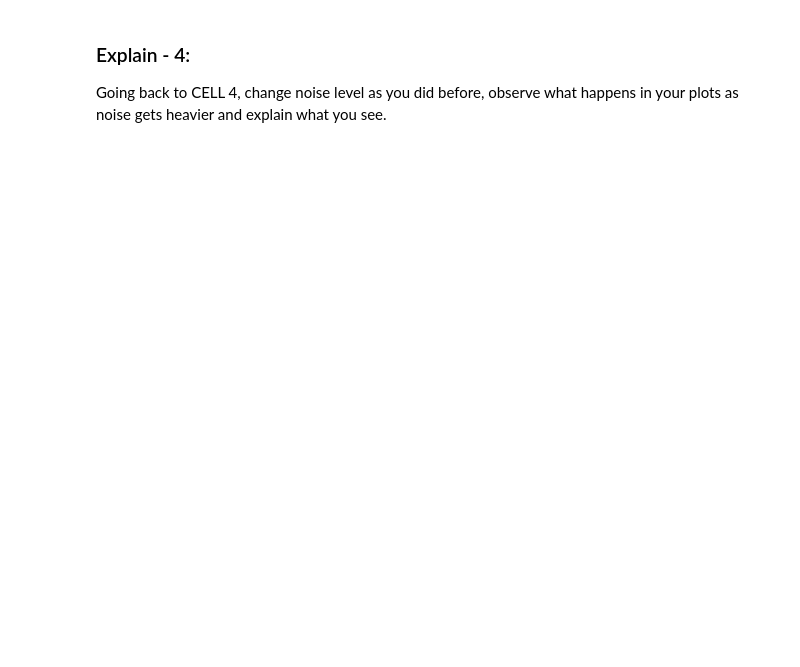
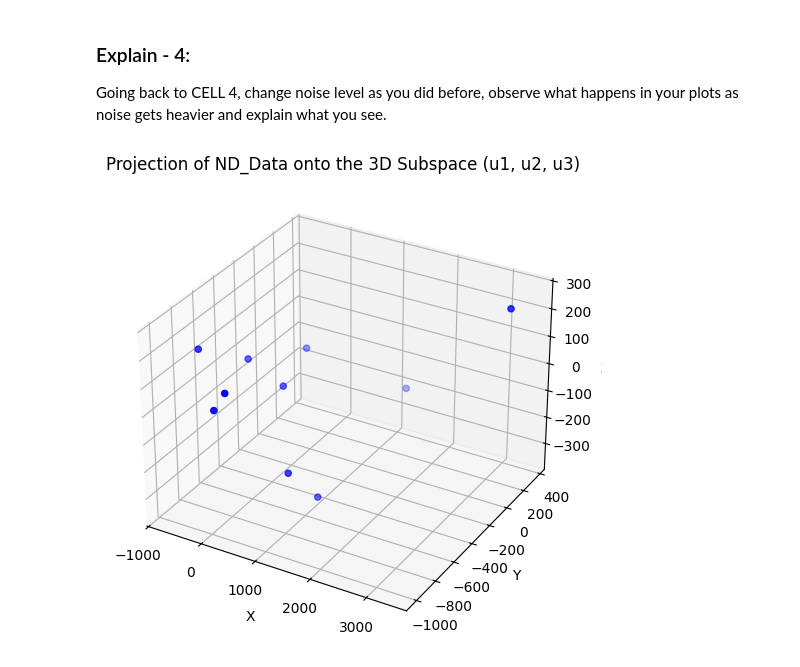
Before and after one commit to amnessa/MECH536, a Jupyter notebook: aufgabe/SVD_2738938.ipynb, the cells around one changed output. Drawn from its saved outputs; the diff is of its cells as text; code cells hidden in the pictures; blank space fills up the shorter version.

```diff
--- a/aufgabe/SVD_2738938.ipynb
+++ b/aufgabe/SVD_2738938.ipynb
@@ -488,3 +548,29 @@ plt.plot(X1, Y1, 'r*')
 # %% [markdown]
 ### Explain - 4:
 Going back to CELL 4, change noise level as you did before, observe what happens in your plots as noise gets heavier and explain what you see.
+# %%
+# Your code starts here
+
+# Perform SVD on the Nd_Data
+U, S, Vt = np.linalg.svd(Nd_Data, full_matrices=False)
+
+# Compute the rank-3 approximation
+rank_3_approx = U[:, :3] @ np.diag(S[:3]) @ Vt[:3, :]
+
+# Project all data points onto the subspace spanned by u1, u2, u3
+C = U[:, :3] @ np.diag(S[:3])  # Coordinates in 3D space
+X1, Y1, Z1 = C[:, 0], C[:, 1], C[:, 2]  # Extract 3D coordinates
+
+# Your code ends here
+
+# Visualize in 3D
+fig = plt.figure(figsize=(8, 6))
+ax = fig.add_subplot(111, projection='3d')
+ax.scatter(X1, Y1, Z1, c='b', marker='o')
+ax.set_title("Projection of ND_Data onto the 3D Subspace (u1, u2, u3)")
+ax.set_xlabel("X")
+ax.set_ylabel("Y")
+ax.set_zlabel("Z")
+plt.show()
+# %% [output]
+[figure, added]
```
Also changed, not shown: parts of 10 cells of this notebook, 2 other files.
